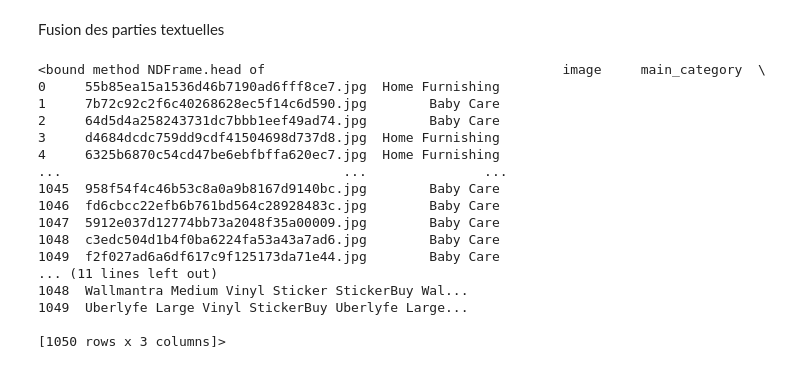
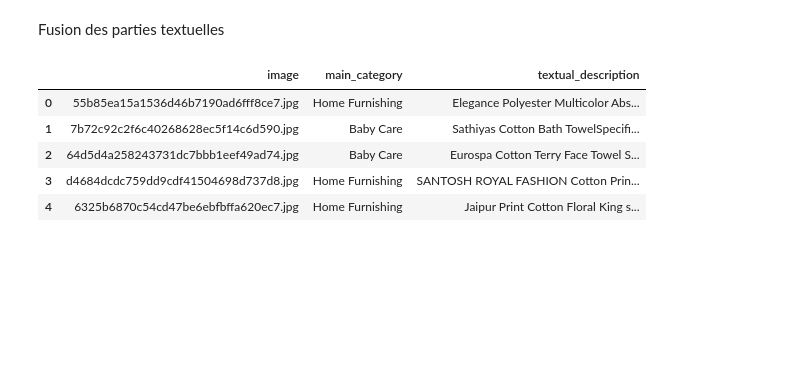
Before and after one commit to tomcre94/Projet-6-Classification-automatique, a Jupyter notebook: Creuse_Tom_1_notebook_pretraitement_feature_extraction_faisaibilite_102024.ipynb, the cells around one changed output. Saved outputs shown, nothing was run; the diff lists cells and outputs as text; code cells hidden in the pictures; blank space fills up the shorter version.

```diff
--- a/Creuse_Tom_1_notebook_pretraitement_feature_extraction_faisaibilite_102024.ipynb
+++ b/Creuse_Tom_1_notebook_pretraitement_feature_extraction_faisaibilite_102024.ipynb
@@ -174,23 +174,12 @@ Fusion des parties textuelles
 # %%
 data_filtered['textual_description'] = data_filtered['product_name'] + '' + data_filtered['description']
 data_filtered = data_filtered.drop(columns=['brand','product_name', 'description'])
 
-data_filtered.head
+data_filtered.head()
 # %% [output]
-<bound method NDFrame.head of                                      image     main_category  \
-0     55b85ea15a1536d46b7190ad6fff8ce7.jpg  Home Furnishing
-1     7b72c92c2f6c40268628ec5f14c6d590.jpg        Baby Care
-2     64d5d4a258243731dc7bbb1eef49ad74.jpg        Baby Care
-3     d4684dcdc759dd9cdf41504698d737d8.jpg  Home Furnishing
-4     6325b6870c54cd47be6ebfbffa620ec7.jpg  Home Furnishing
-...                                    ...               ...
-1045  958f54f4c46b53c8a0a9b8167d9140bc.jpg        Baby Care
-1046  fd6cbcc22efb6b761bd564c28928483c.jpg        Baby Care
-1047  5912e037d12774bb73a2048f35a00009.jpg        Baby Care
-1048  c3edc504d1b4f0ba6224fa53a43a7ad6.jpg        Baby Care
-1049  f2f027ad6a6df617c9f125173da71e44.jpg        Baby Care
-... (11 lines left out)
-1048  Wallmantra Medium Vinyl Sticker StickerBuy Wal...
-1049  Uberlyfe Large Vinyl StickerBuy Uberlyfe Large...
-
-[1050 rows x 3 columns]>
+|  | image | main_category | textual_description |
+| 0 | 55b85ea15a1536d46b7190ad6fff8ce7.jpg | Home Furnishing | Elegance Polyester Multicolor Abs... |
+| 1 | 7b72c92c2f6c40268628ec5f14c6d590.jpg | Baby Care | Sathiyas Cotton Bath TowelSpecifi... |
+| 2 | 64d5d4a258243731dc7bbb1eef49ad74.jpg | Baby Care | Eurospa Cotton Terry Face Towel S... |
+| 3 | d4684dcdc759dd9cdf41504698d737d8.jpg | Home Furnishing | SANTOSH ROYAL FASHION Cotton Prin... |
+| 4 | 6325b6870c54cd47be6ebfbffa620ec7.jpg | Home Furnishing | Jaipur Print Cotton Floral King s... |
```
